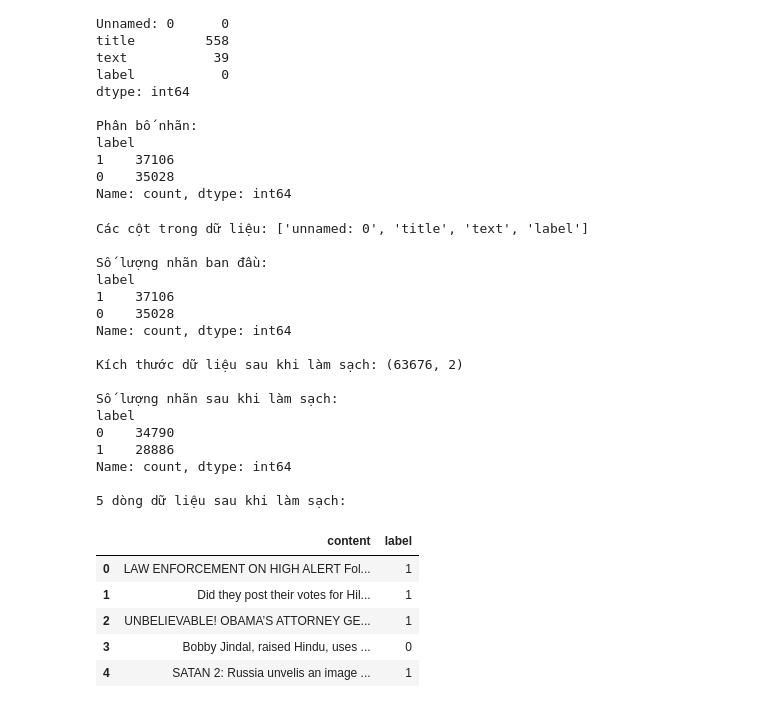
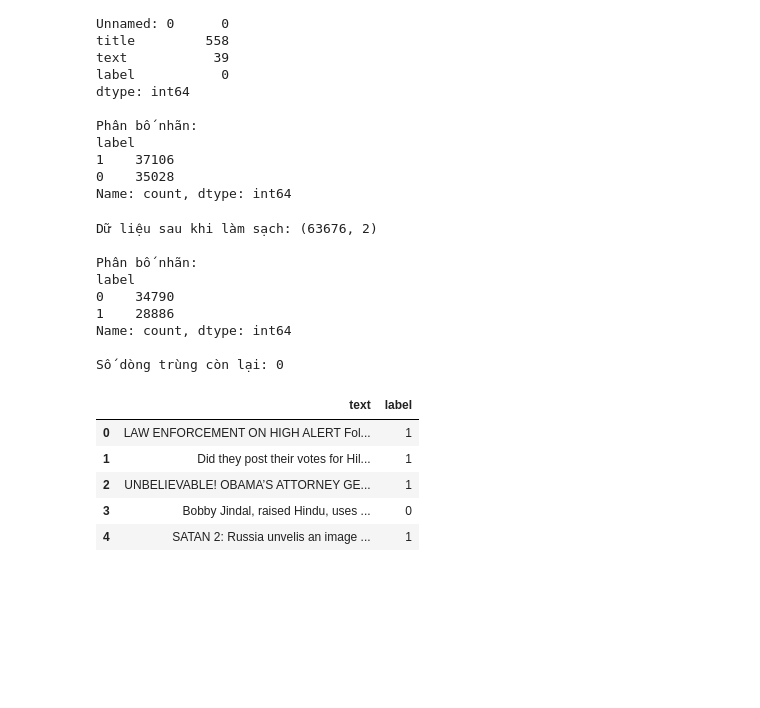
Before and after one commit to tranduchoa518-lang/fake-news-detection, a Jupyter notebook: notebooks/05_welfake_dataset_loading.ipynb, the cells around one changed output. Saved outputs shown, nothing was run; the diff lists cells and outputs as text; code cells hidden in the pictures; blank space fills up the shorter version.

```diff
--- a/notebooks/05_welfake_dataset_loading.ipynb
+++ b/notebooks/05_welfake_dataset_loading.ipynb
@@ -62,72 +62,73 @@ Name: count, dtype: int64
 
 import pandas as pd
 
-# Tạo bản sao dữ liệu gốc
+# Tạo bản sao dữ liệu
 df_clean = df.copy()
 
 # Chuẩn hóa tên cột
 df_clean.columns = df_clean.columns.str.strip().str.lower()
 
 # Kiểm tra các cột cần thiết
-print("Các cột trong dữ liệu:", df_clean.columns.tolist())
-
 required_columns = ['title', 'text', 'label']
 
 for col in required_columns:
     if col not in df_clean.columns:
-        raise ValueError(f"Không tìm thấy cột {col}. Hãy kiểm tra lại dữ liệu.")
-
-# Kiểm tra nhãn
-print("\nSố lượng nhãn ban đầu:")
-print(df_clean['label'].value_counts(dropna=False))
+        raise ValueError(f"Không tìm thấy cột {col}")
 
 # Xử lý dữ liệu thiếu
-df_clean['title'] = df_clean['title'].fillna('')
-df_clean['text'] = df_clean['text'].fillna('')
+df_clean['title'] = df_clean['title'].fillna('').astype(str)
+df_clean['text'] = df_clean['text'].fillna('').astype(str)
 
-# Kết hợp tiêu đề và nội dung bài báo
-df_clean['content'] = (
-    df_clean['title'].astype(str) + ' ' +
-    df_clean['text'].astype(str)
+# Kết hợp tiêu đề và nội dung
+df_clean['text'] = (
+    df_clean['title'] + ' ' + df_clean['text']
 ).str.strip()
 
-# Loại bỏ bài báo không có nội dung
-df_clean = df_clean[df_clean['content'] != '']
+# Chuyển nhãn về dạng số
+df_clean['label'] = pd.to_numeric(
+    df_clean['label'], errors='coerce'
+)
 
-# Loại bỏ dữ liệu trùng lặp
-df_clean = df_clean.drop_duplicates(subset=['content'])
+# Loại bỏ dữ liệu thiếu và nhãn không hợp lệ
+df_clean = df_clean.dropna(subset=['label'])
+df_clean['label'] = df_clean['label'].astype(int)
 
-# Chỉ giữ lại nhãn 0 và 1
 df_clean = df_clean[df_clean['label'].isin([0, 1])]
 
+# Loại bỏ bài báo không có nội dung
+df_clean = df_clean[df_clean['text'] != '']
+
+# Xóa dữ liệu trùng lặp TRƯỚC KHI chia tập
+df_clean = df_clean.drop_duplicates(
+    subset=['text']
+)
+
 # Chỉ giữ hai cột cần thiết
-df_clean = df_clean[['content', 'label']].reset_index(drop=True)
+df_clean = df_clean[['text', 'label']]
 
-print("\nKích thước dữ liệu sau khi làm sạch:", df_clean.shape)
-print("\nSố lượng nhãn sau khi làm sạch:")
+# Đặt lại chỉ mục
+df_clean = df_clean.reset_index(drop=True)
+
+# Kiểm tra kết quả
+print("Dữ liệu sau khi làm sạch:", df_clean.shape)
+print("\nPhân bố nhãn:")
 print(df_clean['label'].value_counts())
 
-print("\n5 dòng dữ liệu sau khi làm sạch:")
+print("\nSố dòng trùng còn lại:",
+      df_clean.duplicated(subset=['text']).sum())
+
 display(df_clean.head())
 # %% [output]
-Các cột trong dữ liệu: ['unnamed: 0', 'title', 'text', 'label']
+Dữ liệu sau khi làm sạch: (63676, 2)
 
-Số lượng nhãn ban đầu:
-label
-1    37106
-0    35028
-Name: count, dtype: int64
-
-Kích thước dữ liệu sau khi làm sạch: (63676, 2)
-
-Số lượng nhãn sau khi làm sạch:
+Phân bố nhãn:
 label
 0    34790
 1    28886
 Name: count, dtype: int64
 
-5 dòng dữ liệu sau khi làm sạch:
+Số dòng trùng còn lại: 0
-|  | content | label |
+|  | text | label |
 | 0 | LAW ENFORCEMENT ON HIGH ALERT Fol... | 1 |
 | 1 | Did they post their votes for Hil... | 1 |
 | 2 | UNBELIEVABLE! OBAMA’S ATTORNEY GE... | 1 |
```
Also changed, not shown: parts of 8 cells of this notebook.
